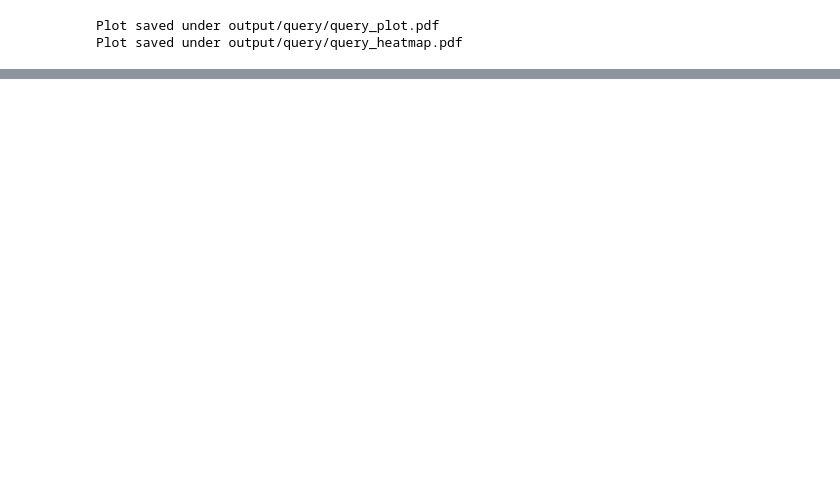
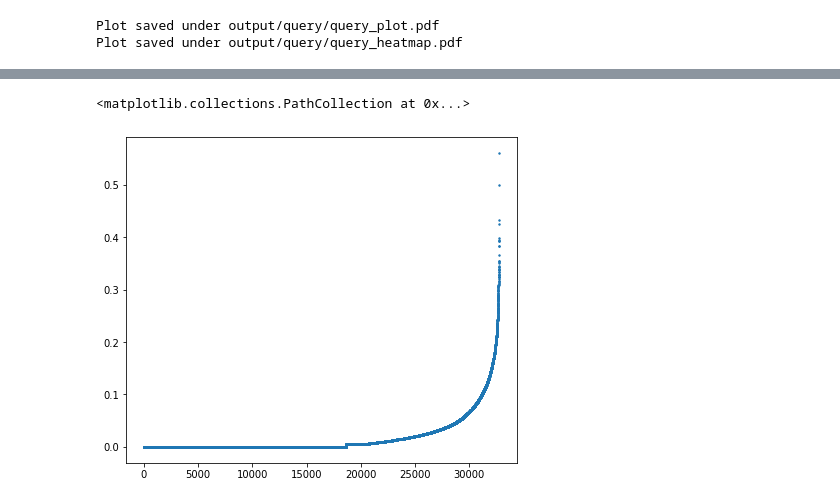
Before and after one commit to thomsonlab/popalign, a Jupyter notebook: examples/popalign.ipynb, the cells around one changed output, grey strips where cells are left out. Drawn from its saved outputs; the diff is of its cells as text; code cells hidden in the pictures; blank space fills up the shorter version.

```diff
--- a/examples/popalign.ipynb
+++ b/examples/popalign.ipynb
@@ -170,2 +139,0 @@ from plotly.offline import iplot
-# %%
-def l1norm()
@@ -174,15 +140,56 @@ pop['ref']
+# %%
+import numpy as np
+from multiprocessing import Pool
+import matplotlib
+from matplotlib import pyplot as plt
+
+def l1norm(ig, sub1, sub2, nbins):
+    arr1 = sub1[ig,:].toarray() # get gene ig values by idx
+    arr2 = sub2[ig,:].toarray() # get gene ig values by idx
+    max1, max2 = np.max(arr1), np.max(arr2) # get max values from the two subpopulations
+    max_ = max(max1,max2) # get max value to define histogram range
+
+    b1, be1 = np.histogram(arr1, bins=nbins, range=(0,max_))
+    b2, be2 = np.histogram(arr2, bins=nbins, range=(0,max_))
+    b1 = b1/len(idx1) # scale bin values
+    b2 = b2/len(idx2) # scale bin values
+
+    return np.linalg.norm(np.abs(b1-b2))
 # %%
-x1 = 'Budesonide'
+# Get two subpopulations and compute the genes L1-norm values based on histograms
+
+x1 = 'GMCSF_1ng/ml' #'Budesonide'
 x2 = pop['ref']
+
+# i1 is the index of the test component in the aligned pair
+# i2 is the index of the ref component in the aligned pair
 i1, i2 = pop['samples'][x1]['alignments'][0][:2]
+
 M1 = pop['samples'][x1]['M']
 M2 = pop['samples'][x2]['M']
 
 prediction1 = pop['samples'][x1]['gmm'].predict(pop['samples'][x1]['C'])
 idx1 = np.where(prediction1==i1)[0]
 sub1 = M1[:,idx1]
 
 prediction2 = pop['samples'][x2]['gmm'].predict(pop['samples'][x2]['C'])
 idx2 = np.where(prediction2==i2)[0]
 sub2 = M2[:,idx2]
+
+# sub1 is an array representing the cells in gene space of a subpopulation
+# sub2 is an array representing the cells in gene space of a second subpopulation
+
+nbins = 20
+with Pool(None) as p:
+    q = p.starmap(l1norm, [(ig, sub1, sub2, nbins) for ig in range(sub1.shape[0])]) # for each gene idx ig, call the l1norm function
+
+# plot sorted L1-norm values
+
+idx = np.argsort(q) # get sorted indices
+x = np.arange(len(idx)) # create x coordinates with range
+y = [q[i] for i in idx] # y values are sorted L1-norm values
+plt.scatter(x, y, s=2) # plot
+# %% [output]
+<matplotlib.collections.PathCollection at 0x...>
+[figure, added]
 # %%
```
Also changed, not shown: parts of 13 cells of this notebook.
